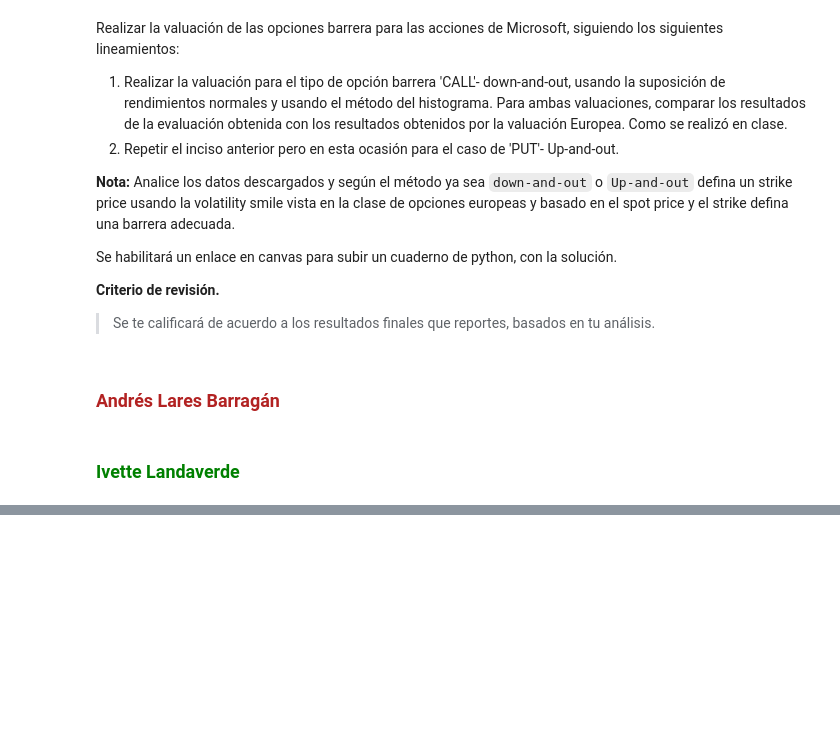
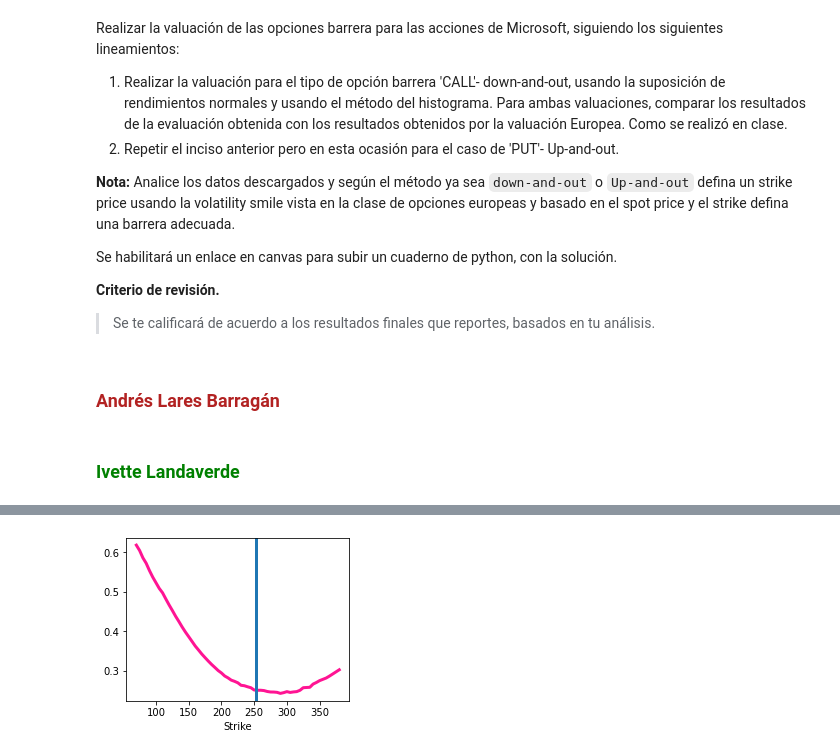
Before and after one commit to AndresLaresBarragan/ProyectoConjunto_ALares_ILandaverde, a Jupyter notebook: Tarea 11.ipynb, the cells around one changed output, grey strips where cells are left out. Cells and saved outputs as stored; diff of their text form; code cells hidden in the pictures; blank space fills up the shorter version.

```diff
--- a/Tarea 11.ipynb
+++ b/Tarea 11.ipynb
@@ -49,0 +262,6 @@ import plotly.graph_objects as go
+# %%
+micro = web.YahooOptions('MSFT')
+micro_opt = micro.get_all_data().reset_index()
+micro_opt.set_index('Expiry').sort_index().head(3)
+put = micro_opt.loc[(micro_opt.Expiry== '2022-01-21') & (micro_opt.Type=='put')]
+put.head(3)
@@ -49,0 +274,7 @@ import plotly.graph_objects as go
+# %%
+#
+#Volatility smile:
+ax = put.set_index('Strike').loc[:, 'IV'].plot(figsize=(4,3),color="deeppink",lw=3)
+ax.axvline(put.Underlying_Price.iloc[0], lw=3);
+# %% [output]
+[figure, added]
```
Also changed, not shown: parts of 26 cells of this notebook.
